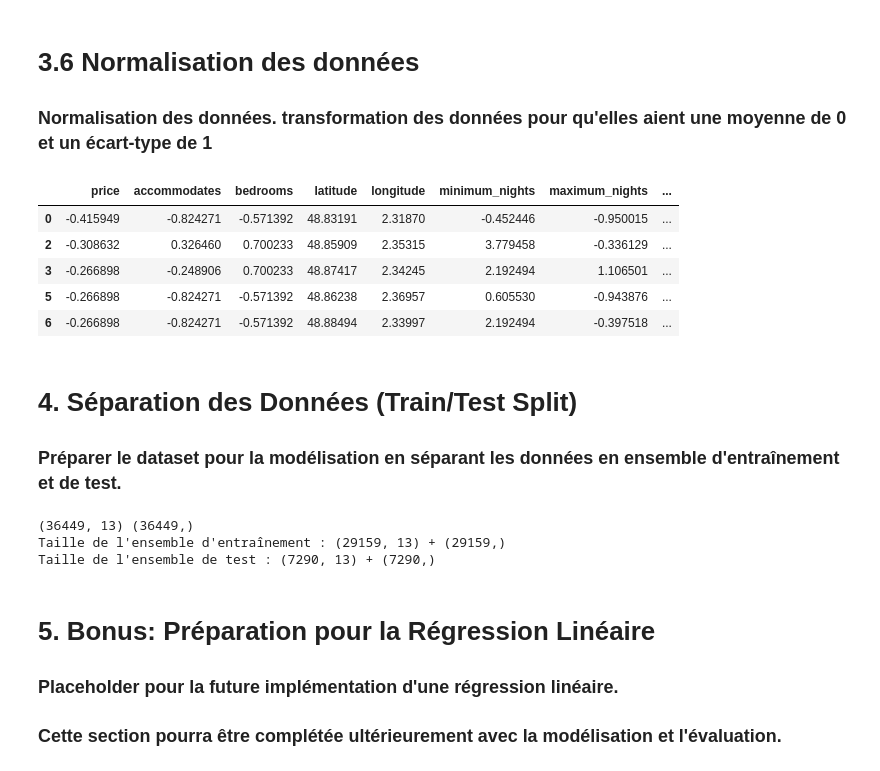
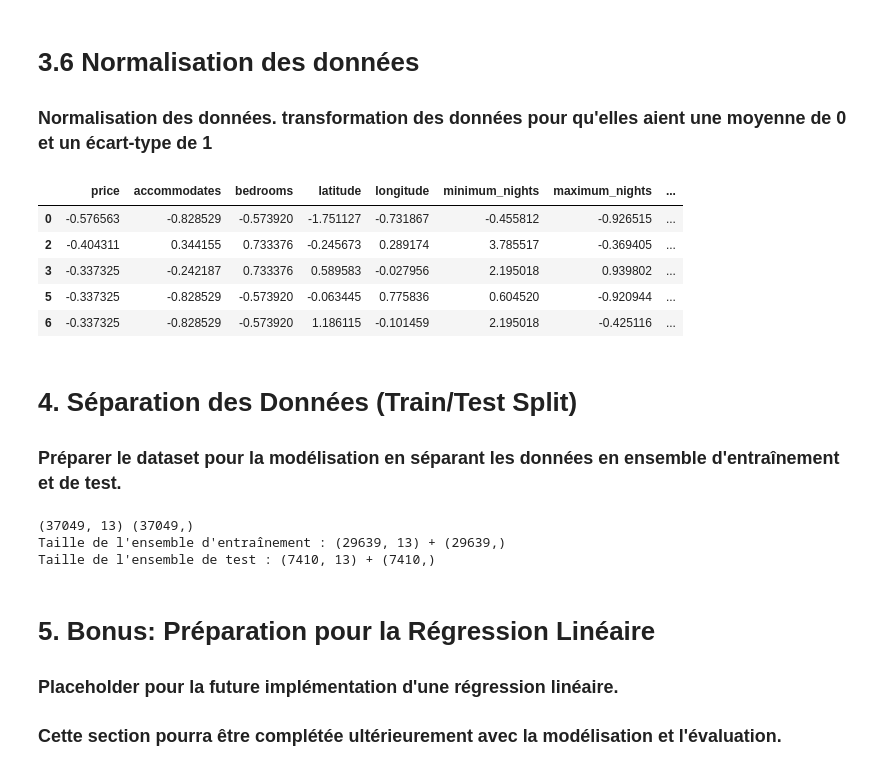
Before and after one commit to TheoPERSONNE/ProjetAirBNB, a Jupyter notebook: AirBnBDataSet.ipynb, the cells around one changed output. Saved outputs shown, nothing was run; the diff lists cells and outputs as text; code cells hidden in the pictures.

```diff
--- a/AirBnBDataSet.ipynb
+++ b/AirBnBDataSet.ipynb
@@ -227,18 +227,18 @@ def remove_outliers_iqr(df, columns):
         IQR = Q3 - Q1
 
         lower_bound = max(Q1 - 1.5 * IQR, 1)  # Empêche les valeurs négatives
-        upper_bound = Q3 + 1.5 * IQR
+        upper_bound = Q3 + 3 * IQR
 
         if col == 'price':
-            upper_bound = max(upper_bound, 9000)
+            upper_bound = max(upper_bound, 2000)
         elif col == 'bedrooms':
+            upper_bound = max(upper_bound, 10)
+        elif col == 'accommodates':
             upper_bound = max(upper_bound, 15)
-        elif col == 'accommodates':
-            upper_bound = max(upper_bound, 20)
         elif col == 'minimum_nights':
             upper_bound = max(upper_bound, 14)
         elif col == 'maximum_nights':
-            upper_bound = min(upper_bound, 450)
+            upper_bound = min(upper_bound, 830)
 
         outliers[col] = (df[col] < lower_bound) | (df[col] > upper_bound)
         outliers_rows.extend(df[outliers[col]].index)
@@ -360,20 +360,20 @@ plt.show()
 # %%
 df_cleaned_no_outliers = df_cleaned_no_outliers.copy()
 df_cleaned_no_outliers = df_cleaned_no_outliers.drop('room_type_label', axis=1)
 scaler = StandardScaler()
 
-colonnes_numeriques = ['price', 'accommodates', 'bedrooms','minimum_nights','maximum_nights','number_of_reviews','review_scores_rating','bathrooms_count'] #latitude et longitude??
+colonnes_numeriques = ['price', 'accommodates', 'bedrooms', 'latitude','longitude','minimum_nights','maximum_nights','number_of_reviews','review_scores_rating','bathrooms_count'] #latitude et longitude??
 
 df_cleaned_no_outliers[colonnes_numeriques] = scaler.fit_transform(df_cleaned_no_outliers[colonnes_numeriques])
 
 df_cleaned_no_outliers.head()
 # %% [output]
 |  | price | accommodates | bedrooms | latitude | longitude | minimum_nights | maximum_nights | ... |
-| 0 | -0.415949 | -0.824271 | -0.571392 | 48.83191 | 2.31870 | -0.452446 | -0.950015 | ... |
-| 2 | -0.308632 | 0.326460 | 0.700233 | 48.85909 | 2.35315 | 3.779458 | -0.336129 | ... |
-| 3 | -0.266898 | -0.248906 | 0.700233 | 48.87417 | 2.34245 | 2.192494 | 1.106501 | ... |
-| 5 | -0.266898 | -0.824271 | -0.571392 | 48.86238 | 2.36957 | 0.605530 | -0.943876 | ... |
-| 6 | -0.266898 | -0.824271 | -0.571392 | 48.88494 | 2.33997 | 2.192494 | -0.397518 | ... |
+| 0 | -0.576563 | -0.828529 | -0.573920 | -1.751127 | -0.731867 | -0.455812 | -0.926515 | ... |
+| 2 | -0.404311 | 0.344155 | 0.733376 | -0.245673 | 0.289174 | 3.785517 | -0.369405 | ... |
+| 3 | -0.337325 | -0.242187 | 0.733376 | 0.589583 | -0.027956 | 2.195018 | 0.939802 | ... |
+| 5 | -0.337325 | -0.828529 | -0.573920 | -0.063445 | 0.775836 | 0.604520 | -0.920944 | ... |
+| 6 | -0.337325 | -0.828529 | -0.573920 | 1.186115 | -0.101459 | 2.195018 | -0.425116 | ... |
 # %% [markdown]
  # 4. Séparation des Données (Train/Test Split)
 ### Préparer le dataset pour la modélisation en séparant les données en ensemble d'entraînement et de test.
@@ -392,9 +392,9 @@ X_train, X_test, y_train, y_test = train_test_split(X, y, test_size=0.2, random_
 print(f"Taille de l'ensemble d'entraînement : {X_train.shape} + {y_train.shape}")
 print(f"Taille de l'ensemble de test : {X_test.shape} + {y_test.shape}")
 # %% [output]
-(36449, 13) (36449,)
-Taille de l'ensemble d'entraînement : (29159, 13) + (29159,)
-Taille de l'ensemble de test : (7290, 13) + (7290,)
+(37049, 13) (37049,)
+Taille de l'ensemble d'entraînement : (29639, 13) + (29639,)
+Taille de l'ensemble de test : (7410, 13) + (7410,)
 # %% [markdown]
 # 5. Bonus: Préparation pour la Régression Linéaire
 ### Placeholder pour la future implémentation d'une régression linéaire.
```
Also changed, not shown: parts of 5 cells of this notebook.
